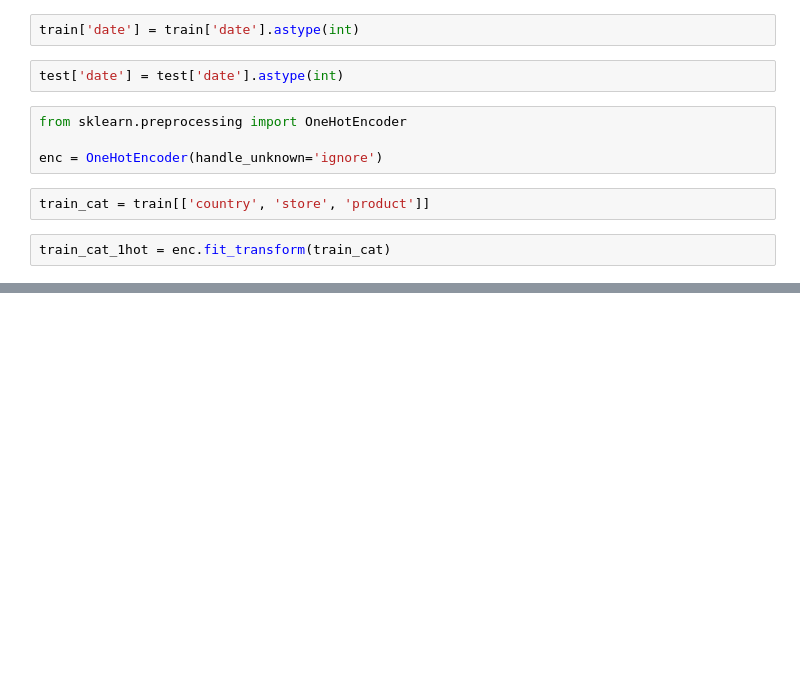
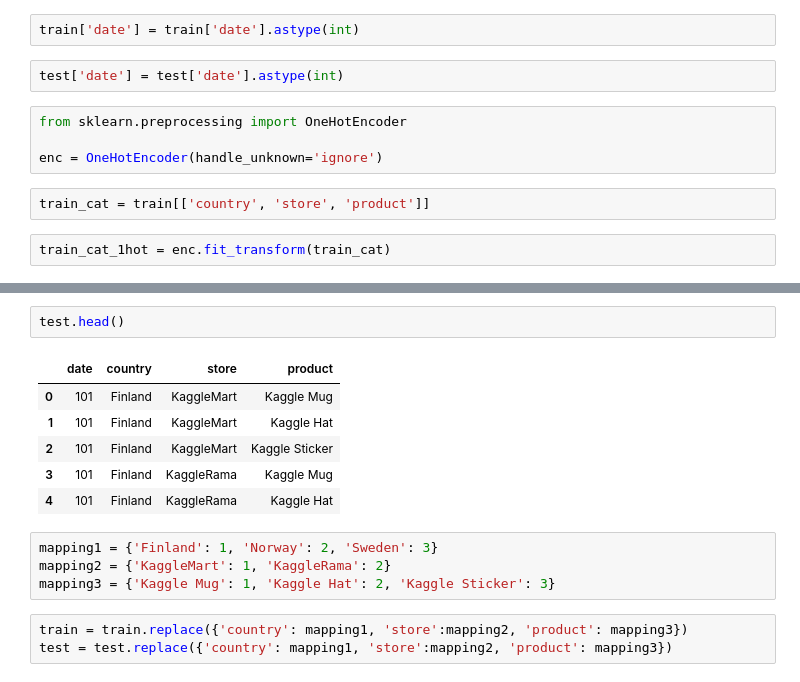
Before and after one commit to satani99/TPG_0122, a Jupyter notebook: tpg-0122.ipynb, the cells around one changed output, grey strips where cells are left out. Saved outputs shown, nothing was run; the diff lists cells and outputs as text; blank space fills up the shorter version.

```diff
--- a/tpg-0122.ipynb
+++ b/tpg-0122.ipynb
@@ -77,0 +218,16 @@ train = pipeline.fit_transform(train)
+# %%
+test.head()
+# %% [output]
+|  | date | country | store | product |
+| 0 | 101 | Finland | KaggleMart | Kaggle Mug |
+| 1 | 101 | Finland | KaggleMart | Kaggle Hat |
+| 2 | 101 | Finland | KaggleMart | Kaggle Sticker |
+| 3 | 101 | Finland | KaggleRama | Kaggle Mug |
+| 4 | 101 | Finland | KaggleRama | Kaggle Hat |
+# %%
+mapping1 = {'Finland': 1, 'Norway': 2, 'Sweden': 3}
+mapping2 = {'KaggleMart': 1, 'KaggleRama': 2}
+mapping3 = {'Kaggle Mug': 1, 'Kaggle Hat': 2, 'Kaggle Sticker': 3}
+# %%
+train = train.replace({'country': mapping1, 'store':mapping2, 'product': mapping3})
+test = test.replace({'country': mapping1, 'store':mapping2, 'product': mapping3})
```
Also changed, not shown: parts of 30 cells of this notebook.
